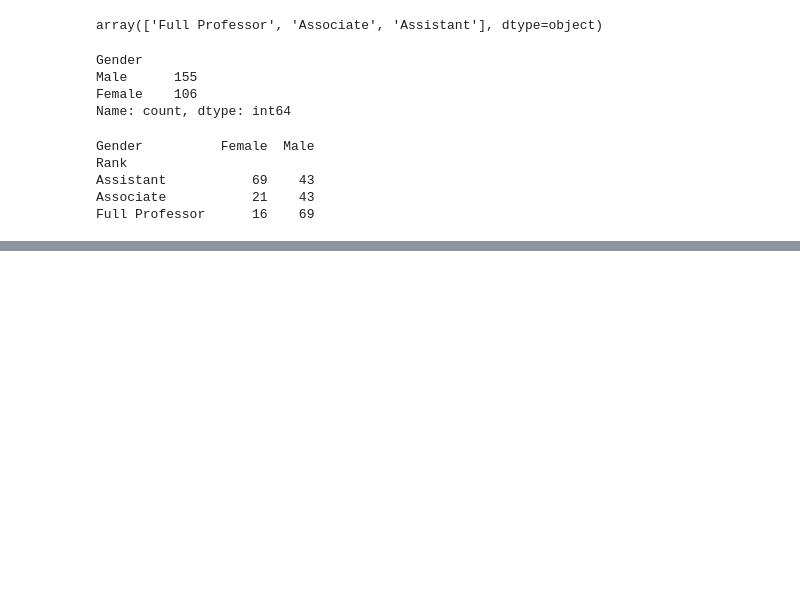
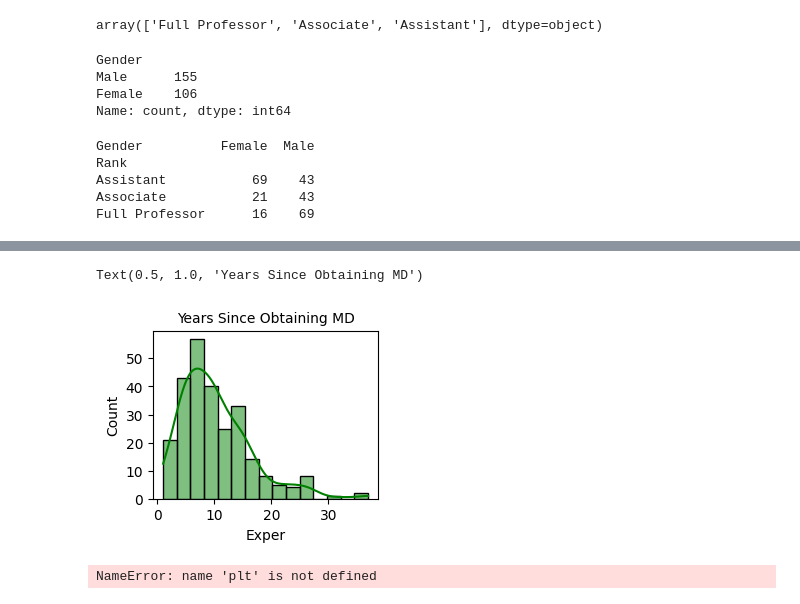
Before and after one commit to zulalbigis/Hi_Kod_Data_Science_Bootcamp_Final_Project, a Jupyter notebook: Final_Project.ipynb, the cells around one changed output, grey strips where cells are left out. Cells and saved outputs as stored; diff of their text form; code cells hidden in the pictures; blank space fills up the shorter version.

```diff
--- a/Final_Project.ipynb
+++ b/Final_Project.ipynb
@@ -143,0 +252,13 @@ plt.show()
+# %%
+plt.subplot(2,2,1)
+sns.histplot(data=numeric_df, x='Exper', color='green', kde=True)
+plt.title('Years Since Obtaining MD',size=10)
+# %% [output]
+Text(0.5, 1.0, 'Years Since Obtaining MD')
+[figure, added]
+# %%
+plt.subplot(2,2,1)
+sns.histplot(data=numeric_df, x='Sal94', color='pink', kde=True)
+plt.title('Salary In Academic Year 1994',size=10)
+# %% [output]
+NameError: name 'plt' is not defined
```
Also changed, not shown: parts of 13 cells of this notebook.
